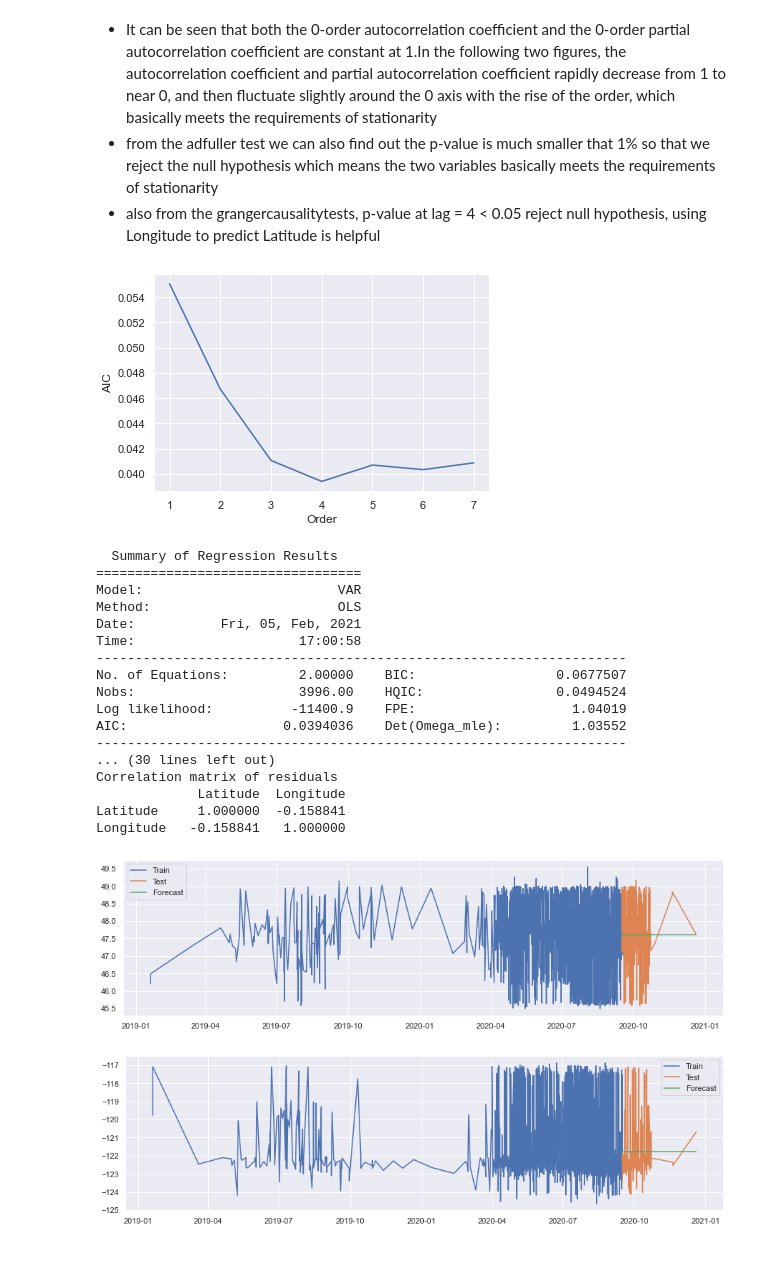
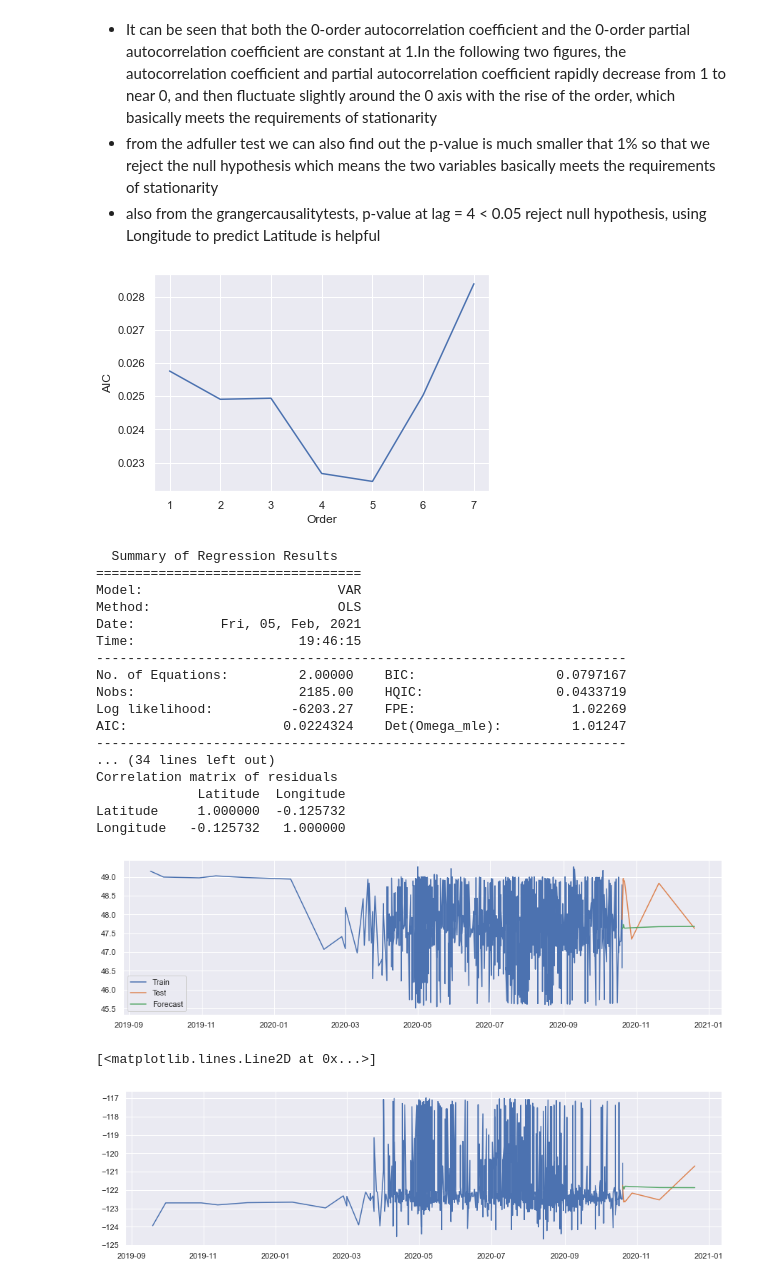
Before and after one commit to yihuajack/MCM2021_C, a Jupyter notebook: arima.ipynb, the cells around one changed output. Drawn from its saved outputs; the diff is of its cells as text; code cells hidden in the pictures.

```diff
--- a/arima.ipynb
+++ b/arima.ipynb
@@ -16,9 +16,10 @@ all_data = pd.read_csv('./data/2021MCMProblemC_DataSet.csv', encoding='utf-8', i
 ## for the first question, only keep track of the sightings in 2019 and 2020
 all_data.index = pd.to_datetime(all_data.index, errors='coerce')
 all_data = all_data.sort_values(by = 'Detection Date', ascending=True)
-data = all_data[(all_data.index >= "2019/1/1")]
-train_data = data[0:4000]
-test_data = data[4001:]
+data = all_data[(all_data.index > "2020/1/1") & (all_data['Lab Status'] == "Unverified") | (all_data['Lab Status'] == "Positive ID")]
+data
+train_data = data[0:2190]
+test_data = data[2191:]
 train_data
 test_data
 # %% [output]
@@ -137,49 +133,56 @@ plt.xlabel("Order")
 plt.ylabel("AIC")
 plt.show()
 
-results = forecasting_model.fit(4)
+results = forecasting_model.fit(5)
 results.summary()
 # %% [output]
-[figure, old version]
+[figure, new version]
   Summary of Regression Results
 ==================================
 Model:                         VAR
 Method:                        OLS
 Date:           Fri, 05, Feb, 2021
-Time:                     17:00:58
+Time:                     19:46:15
 --------------------------------------------------------------------
-No. of Equations:         2.00000    BIC:                  0.0677507
-Nobs:                     3996.00    HQIC:                 0.0494524
-Log likelihood:          -11400.9    FPE:                    1.04019
-AIC:                    0.0394036    Det(Omega_mle):         1.03552
+No. of Equations:         2.00000    BIC:                  0.0797167
+Nobs:                     2185.00    HQIC:                 0.0433719
+Log likelihood:          -6203.27    FPE:                    1.02269
+AIC:                    0.0224324    Det(Omega_mle):         1.01247
 --------------------------------------------------------------------
-... (30 lines left out)
+... (34 lines left out)
 Correlation matrix of residuals
              Latitude  Longitude
-Latitude     1.000000  -0.158841
-Longitude   -0.158841   1.000000
+Latitude     1.000000  -0.125732
+Longitude   -0.125732   1.000000
 # %%
-laaged_values = train_data.values[-4:]
-forecast = pd.DataFrame(results.forecast(y= laaged_values, steps=367), columns= ['Latitude', 'Longitude'], index = test_data.index)
-#forecast
-
+laaged_values = train_data.values[-5:]
+forecast = pd.DataFrame(results.forecast(y= laaged_values, steps=7), columns= ['Latitude', 'Longitude'], index = test_data.index)
+forecast
+# plt.figure(figsize=(15,4))
+# plt.grid(True)
+# plt.plot(train_data['Latitude'], label='Train')
+# plt.plot(test_data['Latitude'], label='Test')
+# plt.plot(forecast['Latitude'], label='Forecast')
+# plt.legend(loc='best')
+# plt.show()
 
 plt.figure(figsize=(15,4))
 plt.grid(True)
 plt.plot(train_data['Latitude'], label='Train')
 plt.plot(test_data['Latitude'], label='Test')
 plt.plot(forecast['Latitude'], label='Forecast')
 plt.legend(loc='best')
 plt.show()
 
 plt.figure(figsize=(15,4))
 plt.grid(True)
 plt.plot(train_data['Longitude'], label='Train')
 plt.plot(test_data['Longitude'], label='Test')
 plt.plot(forecast['Longitude'], label='Forecast')
 
-plt.legend(loc='best')
-plt.show()
+# plt.legend(loc='best')
+# plt.show()
 # %% [output]
-[figure, old version]
+[figure, new version]
+[<matplotlib.lines.Line2D at 0x...>]
-[figure, old version]
+[figure, new version]
```
Also changed, not shown: parts of 2 cells of this notebook, 1 other file.
